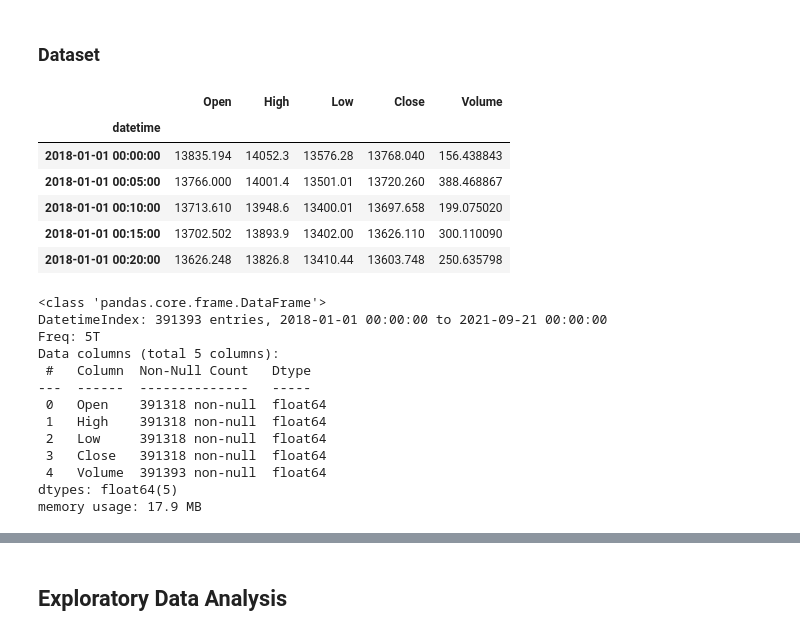
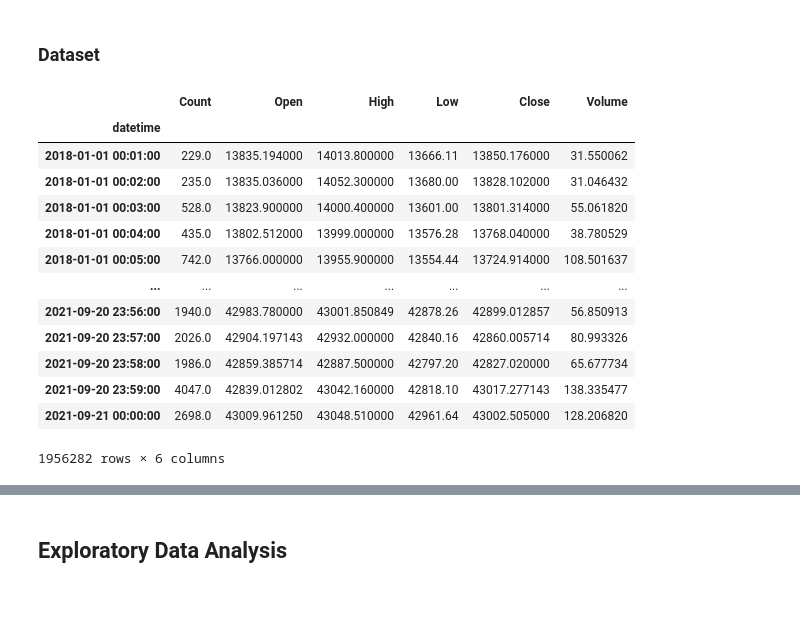
Before and after one commit to stlinde/Thesis, a Jupyter notebook: Analysis.ipynb, the cells around one changed output, grey strips where cells are left out. Saved outputs shown, nothing was run; the diff lists cells and outputs as text; code cells hidden in the pictures; blank space fills up the shorter version.

```diff
--- a/Analysis.ipynb
+++ b/Analysis.ipynb
@@ -34,14 +35,4 @@ sns.set()
 # %% [markdown]
 ### Dataset
 # %%
-dataset = BaseDataset("./data/raw/btc_dataset.parquet", resolution="5T")
+dataset = BaseDataset("./data/raw/btc_dataset.parquet")
-# %%
-dataset.head()
-# %% [output]
-|  | Open | High | Low | Close | Volume |
-| datetime |  |  |  |  |  |
-| 2018-01-01 00:00:00 | 13835.194 | 14052.3 | 13576.28 | 13768.040 | 156.438843 |
-| 2018-01-01 00:05:00 | 13766.000 | 14001.4 | 13501.01 | 13720.260 | 388.468867 |
-| 2018-01-01 00:10:00 | 13713.610 | 13948.6 | 13400.01 | 13697.658 | 199.075020 |
-| 2018-01-01 00:15:00 | 13702.502 | 13893.9 | 13402.00 | 13626.110 | 300.110090 |
-| 2018-01-01 00:20:00 | 13626.248 | 13826.8 | 13410.44 | 13603.748 | 250.635798 |
@@ -50,16 +39,19 @@ df = dataset.dataframe
-# %%
-dataset.info()
-# %% [output]
-<class 'pandas.core.frame.DataFrame'>
-DatetimeIndex: 391393 entries, 2018-01-01 00:00:00 to 2021-09-21 00:00:00
-Freq: 5T
-Data columns (total 5 columns):
- #   Column  Non-Null Count   Dtype
----  ------  --------------   -----
- 0   Open    391318 non-null  float64
- 1   High    391318 non-null  float64
- 2   Low     391318 non-null  float64
- 3   Close   391318 non-null  float64
- 4   Volume  391393 non-null  float64
-dtypes: float64(5)
-memory usage: 17.9 MB
+# %%
+df = dataset.get_dataframe()
+# %%
+df = df.drop(columns="timestamp"); df
+# %% [output]
+|  | Count | Open | High | Low | Close | Volume |
+| datetime |  |  |  |  |  |  |
+| 2018-01-01 00:01:00 | 229.0 | 13835.194000 | 14013.800000 | 13666.11 | 13850.176000 | 31.550062 |
+| 2018-01-01 00:02:00 | 235.0 | 13835.036000 | 14052.300000 | 13680.00 | 13828.102000 | 31.046432 |
+| 2018-01-01 00:03:00 | 528.0 | 13823.900000 | 14000.400000 | 13601.00 | 13801.314000 | 55.061820 |
+| 2018-01-01 00:04:00 | 435.0 | 13802.512000 | 13999.000000 | 13576.28 | 13768.040000 | 38.780529 |
+| 2018-01-01 00:05:00 | 742.0 | 13766.000000 | 13955.900000 | 13554.44 | 13724.914000 | 108.501637 |
+| ... | ... | ... | ... | ... | ... | ... |
+| 2021-09-20 23:56:00 | 1940.0 | 42983.780000 | 43001.850849 | 42878.26 | 42899.012857 | 56.850913 |
+| 2021-09-20 23:57:00 | 2026.0 | 42904.197143 | 42932.000000 | 42840.16 | 42860.005714 | 80.993326 |
+| 2021-09-20 23:58:00 | 1986.0 | 42859.385714 | 42887.500000 | 42797.20 | 42827.020000 | 65.677734 |
+| 2021-09-20 23:59:00 | 4047.0 | 42839.012802 | 43042.160000 | 42818.10 | 43017.277143 | 138.335477 |
+| 2021-09-21 00:00:00 | 2698.0 | 43009.961250 | 43048.510000 | 42961.64 | 43002.505000 | 128.206820 |
+1956282 rows × 6 columns
```
Also changed, not shown: parts of 20 cells of this notebook, 5 other files.
